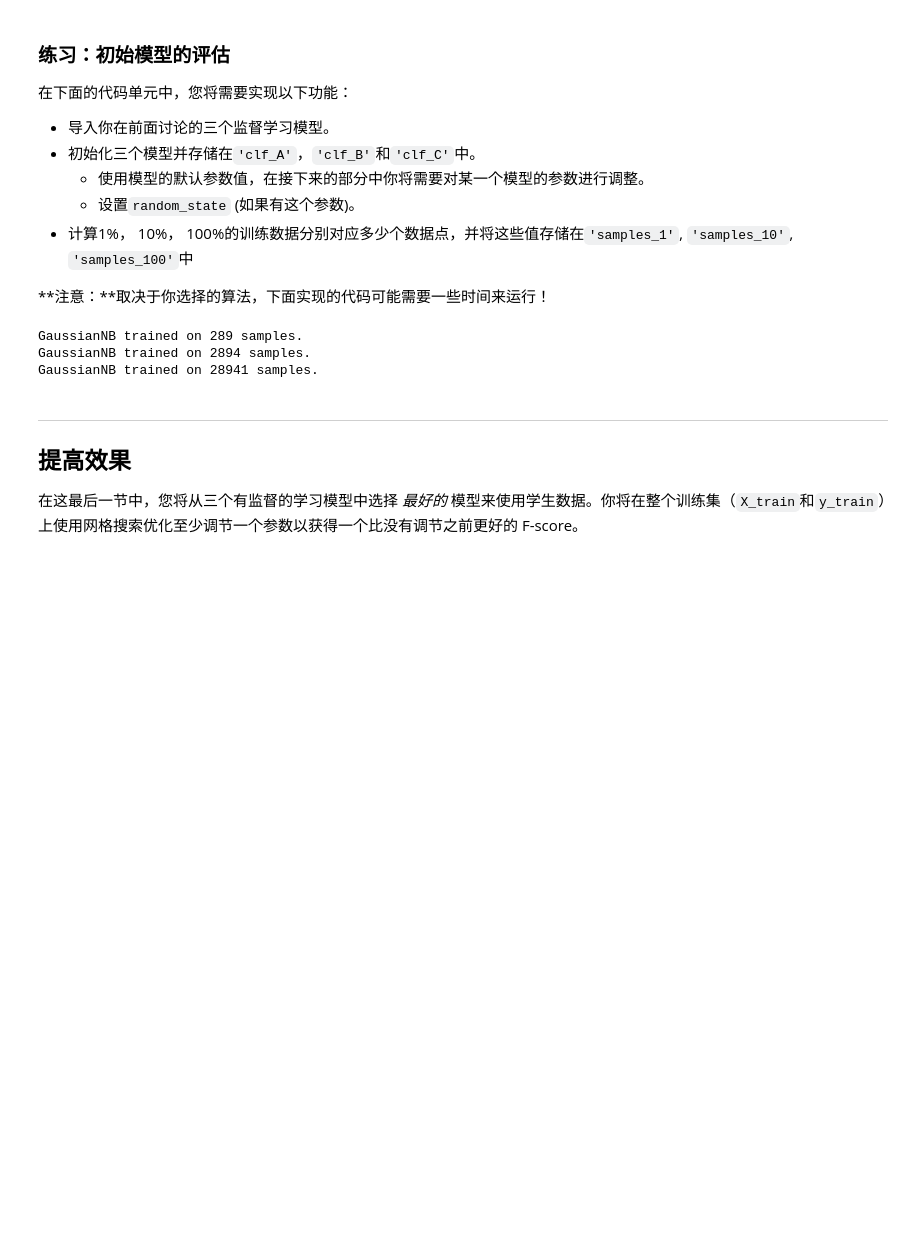
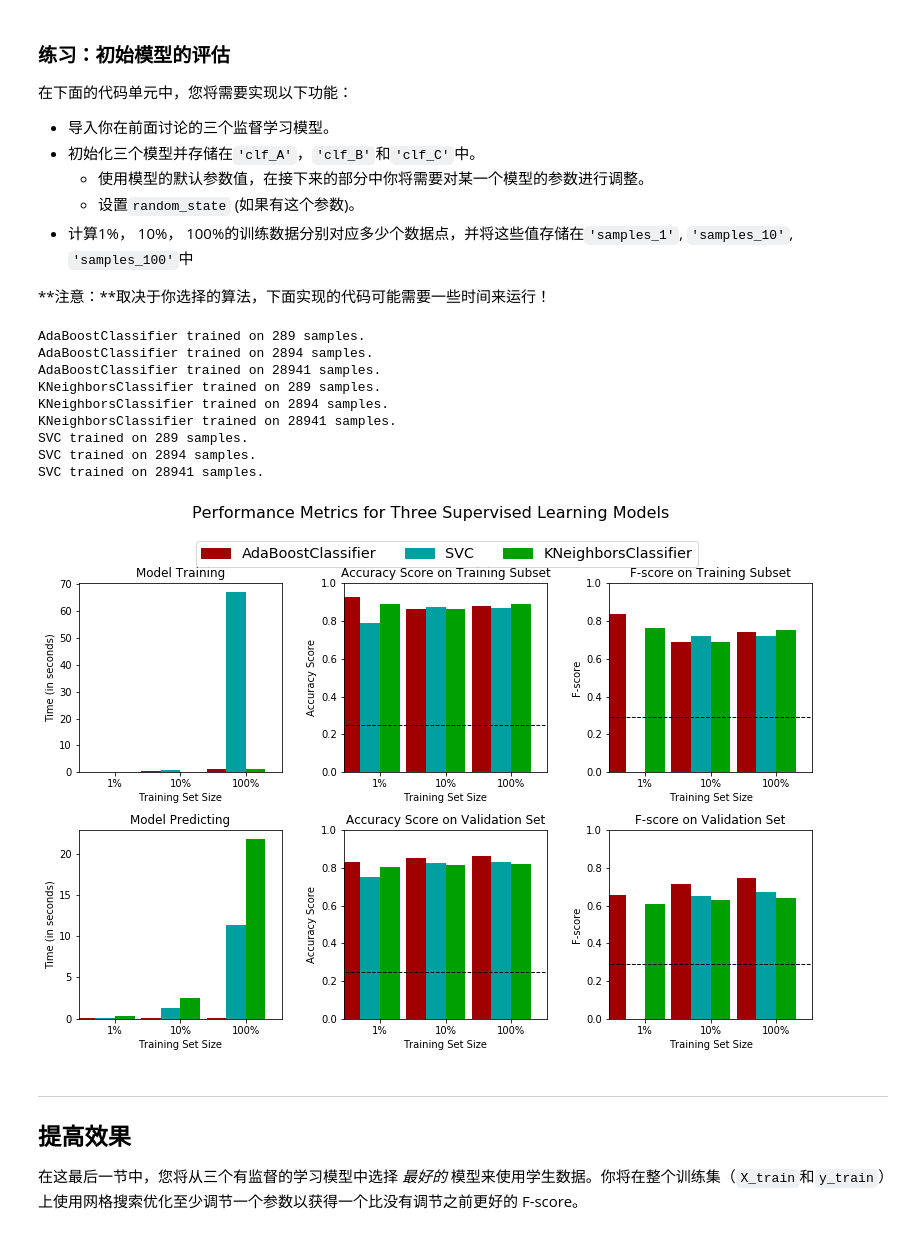
Before and after one commit to claywong/finding_donors, a Jupyter notebook: finding_donors.ipynb, the cells around one changed output. Cells and saved outputs as stored; diff of their text form; code cells hidden in the pictures; blank space fills up the shorter version.

```diff
--- a/finding_donors.ipynb
+++ b/finding_donors.ipynb
@@ -356,11 +376,7 @@ def train_predict(learner, sample_size, X_train, y_train, X_val, y_val):
     # TODO: Fit the learner to the training data using slicing with 'sample_size'
     start = time() # 获得程序开始时间
     #learner = eval(learner)
-    if learner == 'GaussianNB':
-        learner = GaussianNB()
-    else:
-        learner = eval(learner+'()')
-    learner.fit(X_train, y_train)
+    learner.fit(X_train[:sample_size], y_train[:sample_size])
     end = time() # 获得程序结束时间
 
     # TODO：计算训练时间
@@ -370,7 +386,7 @@ def train_predict(learner, sample_size, X_train, y_train, X_val, y_val):
     #       然后得到对前300个训练数据的预测结果
     start = time() # 获得程序开始时间
     predictions_val = learner.predict(X_val)
-    X_train_300 = X_train[0:300]
+    X_train_300 = X_train[:300]
     predictions_train = learner.predict(X_train_300)
     end = time() # 获得程序结束时间
 
@@ -378,16 +394,16 @@ def train_predict(learner, sample_size, X_train, y_train, X_val, y_val):
     results['pred_time'] = end-start
 
     # TODO：计算在最前面的300个训练数据的准确率
-    results['acc_train'] = accuracy_score(predictions_train, y_train[0:300])
+    results['acc_train'] = accuracy_score( y_train[:300], predictions_train)
 
     # TODO：计算在验证上的准确率
-    results['acc_val'] = accuracy_score(predictions_val, y_val)
+    results['acc_val'] = accuracy_score(y_val, predictions_val)
 
     # TODO：计算在最前面300个训练数据上的F-score
-    results['f_train'] = fbeta_score(predictions_train, y_train[0:300],0.5)
+    results['f_train'] = fbeta_score(y_train[:300], predictions_train, 0.5, pos_label=1)
 
     # TODO：计算验证集上的F-score
-    results['f_val'] = fbeta_score(predictions_val, y_val,0.5)
+    results['f_val'] = fbeta_score(y_val, predictions_val, 0.5, pos_label=1)
 
     # 成功
     print "{} trained on {} samples.".format(learner.__class__.__name__, sample_size)
@@ -407,37 +423,55 @@ def train_predict(learner, sample_size, X_train, y_train, X_val, y_val):
 # %%
 # TODO：从sklearn中导入三个监督学习模型
 from sklearn.naive_bayes import GaussianNB
-from sklearn.tree import DecisionTreeRegressor
+from sklearn.tree import DecisionTreeClassifier
 from sklearn.linear_model import LogisticRegression
 from sklearn.svm import SVC
 from sklearn.linear_model import SGDClassifier
+from sklearn.neighbors import KNeighborsClassifier
+from sklearn.ensemble import BaggingClassifier
+from sklearn.ensemble import AdaBoostClassifier
+from sklearn.ensemble import RandomForestClassifier
+from sklearn.ensemble import GradientBoostingClassifier
+
 
 # TODO：初始化三个模型
+#clf_A = SVC()
+clf_A = AdaBoostClassifier()
+clf_B = KNeighborsClassifier()
+clf_C = SVC()
+
+'''
 clf_A = 'GaussianNB'
 clf_B = 'SGDClassifier'
-clf_C = 'SVC'
+clf_C = 'KNeighborsClassifier'
 
-
-
+'''
 # TODO：计算1%， 10%， 100%的训练数据分别对应多少点
 samples_1 = int(0.01*len(X_train))
 samples_10 = int(0.1*len(X_train))
 samples_100 = 1*len(X_train)
 
 # 收集学习器的结果
 results = {}
 for clf in [clf_A, clf_B, clf_C]:
     clf_name = clf.__class__.__name__
     results[clf_name] = {}
     for i, samples in enumerate([samples_1, samples_10, samples_100]):
         results[clf_name][i] = train_predict(clf, samples, X_train, y_train, X_val, y_val)
-
+#print results
 # 对选择的三个模型得到的评价结果进行可视化
 vs.evaluate(results, accuracy, fscore)
 # %% [output]
-GaussianNB trained on 289 samples.
-GaussianNB trained on 2894 samples.
-GaussianNB trained on 28941 samples.
+AdaBoostClassifier trained on 289 samples.
+AdaBoostClassifier trained on 2894 samples.
+AdaBoostClassifier trained on 28941 samples.
+KNeighborsClassifier trained on 289 samples.
+KNeighborsClassifier trained on 2894 samples.
+KNeighborsClassifier trained on 28941 samples.
+SVC trained on 289 samples.
+SVC trained on 2894 samples.
+SVC trained on 28941 samples.
+[figure, added]
 # %% [markdown]
 ----
 ## 提高效果
```
Also changed, not shown: parts of 18 cells of this notebook, 1 other file.
